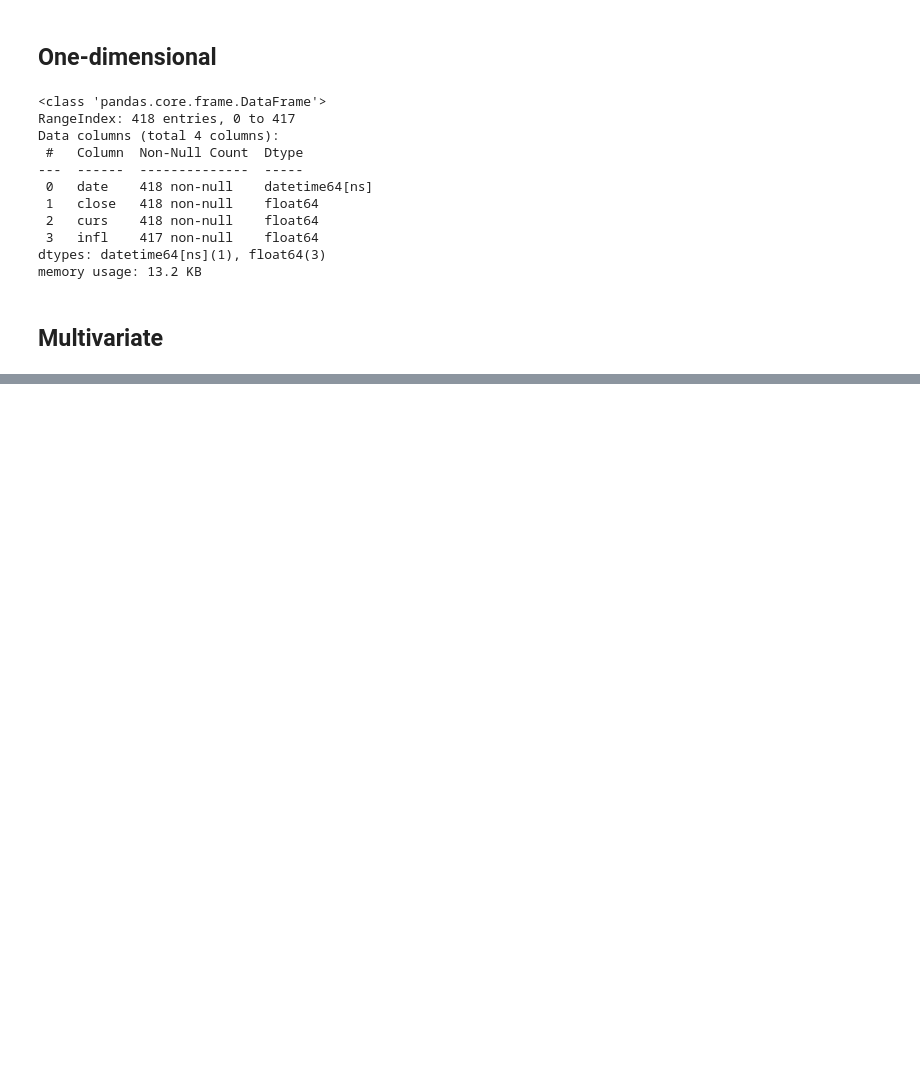
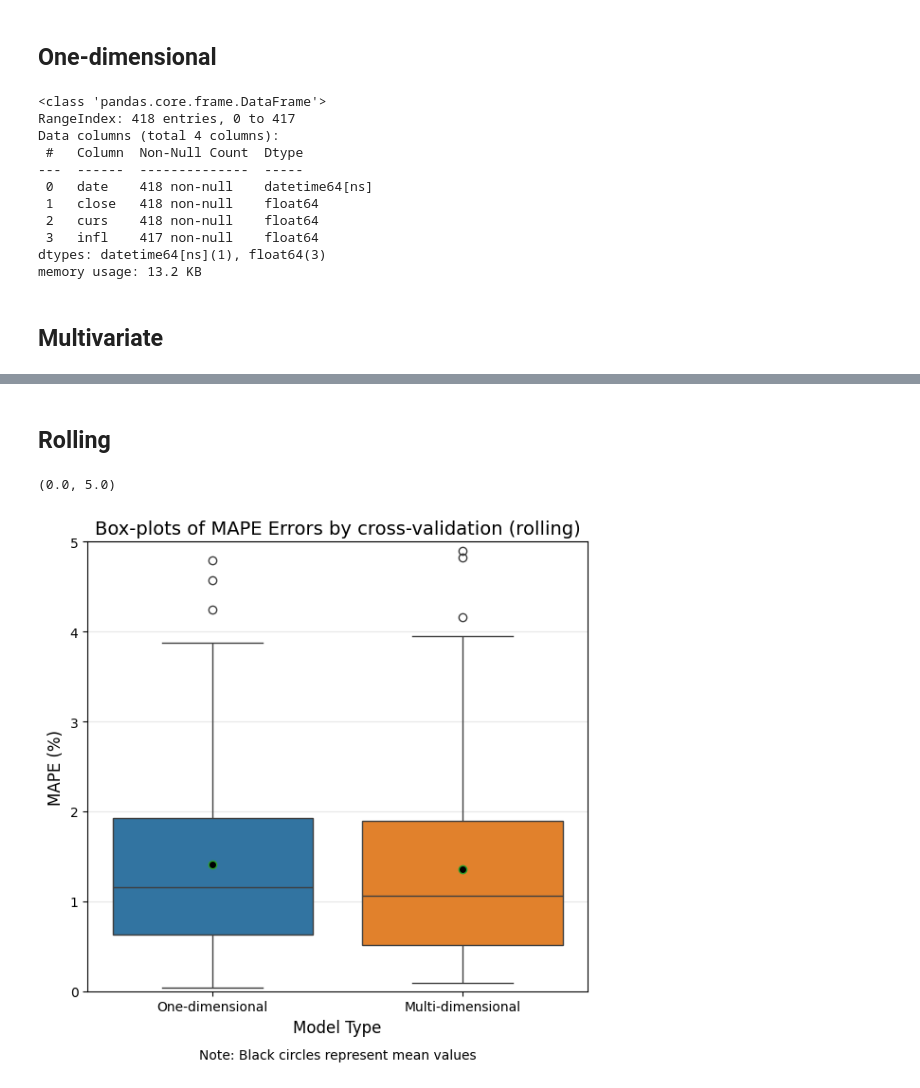
Before and after one commit to ATHigh/Reservoir-Computing-Investigation, a Jupyter notebook: domclick.ipynb, the cells around one changed output, grey strips where cells are left out. Saved outputs shown, nothing was run; the diff lists cells and outputs as text; code cells hidden in the pictures; blank space fills up the shorter version.

Commit message:
cross-validation & box-plots were made

```diff
--- a/domclick.ipynb
+++ b/domclick.ipynb
@@ -519,5 +654,7 @@ model_one, one_history = cross_validation(esn_fan, data_mredc_date['MA_close'].d
 # %%
-model_one_sch2, one_history_sch2 = cross_validation(esn_fan, data_mredc_date['MA_close'].dropna(), time_delta=13, train_full=False, cv_type='rolling', window_size=)
+model_one_sch2, one_history_sch2, one_history_sch2_mae = cross_validation(esn_fan, data_mredc_date['MA_close'].dropna(),
+                                                                           time_delta=13, train_size=78,
+                                                                             cv_type='rolling', drop_step=1)
 # %% [markdown]
 ## Multivariate
 # %%
@@ -639,0 +796,4 @@ model_multi, multi_history = cross_validation_multi(esn_fan_multi, data_mredc_da
+# %%
+model_multi_sch2, multi_history_sch2, multi_history_sch2_mae = cross_validation_multi(esn_fan_multi, data_mredc_date[['MA_close', 'curs_MA']].dropna().values,
+                                                                                       cv_type='rolling', time_delta=13,
+                                                                                         train_size=78, drop_step=1)
@@ -681,0 +846,44 @@ plt.ylim(0,5)
+# %% [markdown]
+## Rolling
+# %%
+# Создаем DataFrame для визуализации
+data = pd.DataFrame({
+    'One-dimensional': np.array(one_history_sch2[:]),
+    'Multi-dimensional': np.array(multi_history_sch2['var_0']),
+})
+
+# Преобразуем данные в длинный формат
+data_melted = data.melt(var_name='Model', value_name='MAPE')
+
+# Настраиваем размер графика
+plt.figure(figsize=(6, 6))
+
+# Рисуем boxplot
+sns.boxplot(
+    x='Model',
+    y='MAPE',
+    data=data_melted,
+    hue='Model',
+    legend=False,
+    showmeans=True,  # Показываем средние значения
+    meanprops={'marker':'o', 'markerfacecolor':'black'}
+)
+
+# Добавляем заголовок и подписи
+plt.title("Box-plots of MAPE Errors by cross-validation (rolling)", fontsize=14)
+plt.xlabel("Model Type", fontsize=12)
+plt.ylabel("MAPE (%)", fontsize=12)
+plt.grid(True, axis='y', alpha=0.3)
+
+# Добавляем аннотации
+plt.text(
+    x=0.5, y=-0.15,
+    s='Note: Black circles represent mean values',
+    fontsize=10, ha='center', transform=plt.gca().transAxes
+)
+
+plt.tight_layout()
+plt.ylim(0,5)
+# %% [output]
+(0.0, 5.0)
+[figure, added]
```
Also changed, not shown: parts of 12 cells of this notebook, 1 other file.
